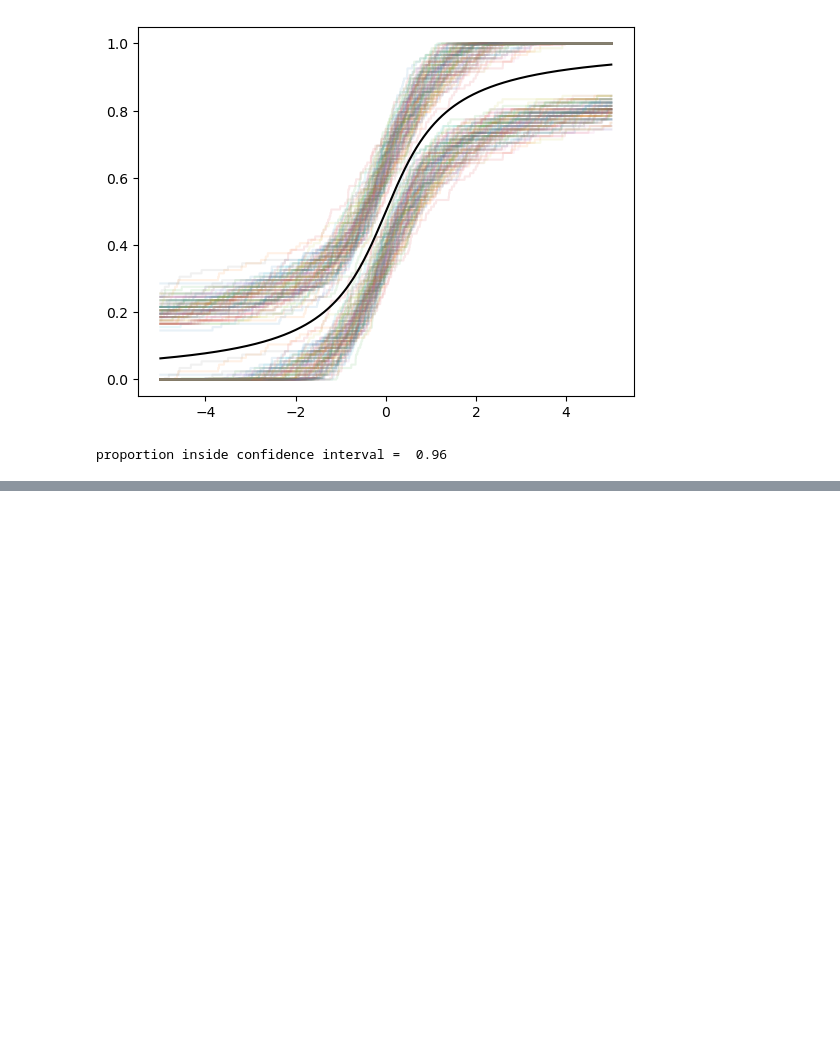
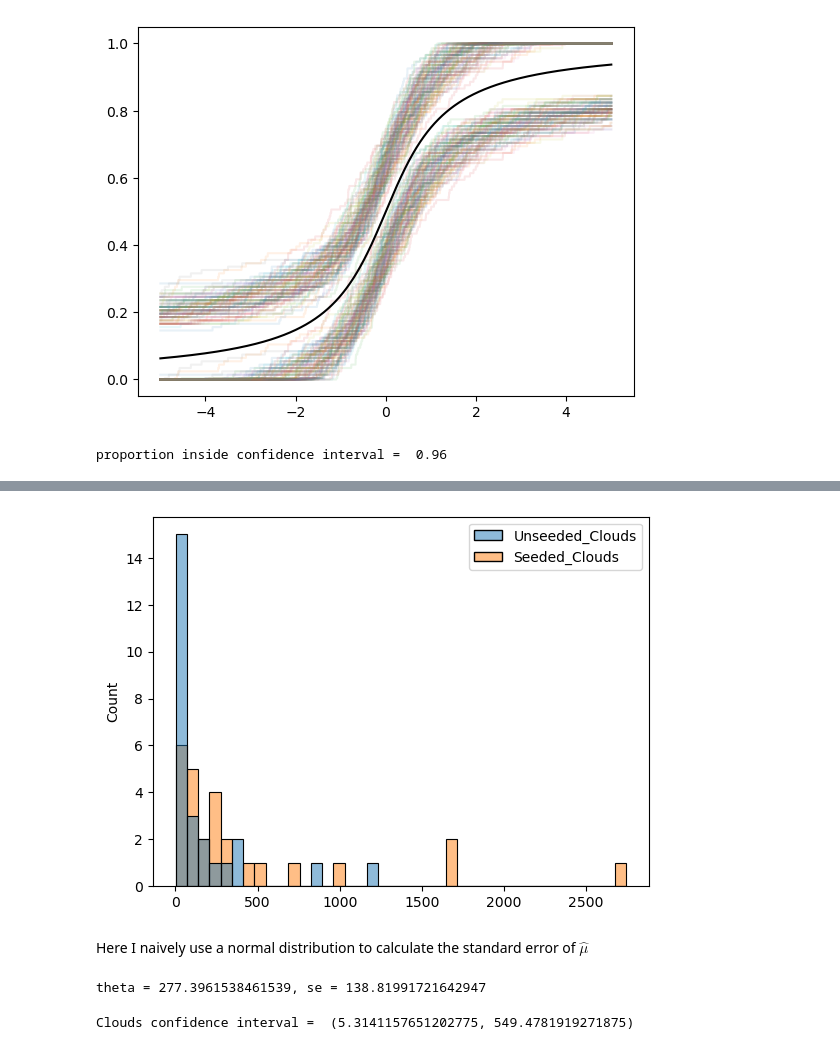
Before and after one commit to Stephen-Hodgson/All_of_Statistics, a Jupyter notebook: 7_Estimating_cdf_and_Statistical_Functionals.ipynb, the cells around one changed output, grey strips where cells are left out. Saved outputs shown, nothing was run; the diff lists cells and outputs as text; code cells hidden in the pictures; blank space fills up the shorter version.

```diff
--- a/7_Estimating_cdf_and_Statistical_Functionals.ipynb
+++ b/7_Estimating_cdf_and_Statistical_Functionals.ipynb
@@ -111,0 +235,23 @@ proportion inside confidence interval =  0.96
+# %%
+import seaborn as sns
+sns.histplot(seeding_data, bins=40)
+plt.show()
+# %% [output]
+[figure, added]
+# %% [markdown]
+Here I naively use a normal distribution to calculate the standard error of $\hat{\mu}$
+# %%
+Clouds_theta = seeding_data.Seeded_Clouds.mean() - seeding_data.Unseeded_Clouds.mean()
+
+Clouds_se = np.sqrt((seeding_data.Seeded_Clouds.var() / seeding_data.Seeded_Clouds.count() + seeding_data.Unseeded_Clouds.var() / seeding_data.Seeded_Clouds.count() ))
+
+print("theta = {}, se = {}".format(Clouds_theta, Clouds_se))
+# %% [output]
+theta = 277.3961538461539, se = 138.81991721642947
+# %%
+clouds_C0 = Clouds_theta + norm.ppf(0.025) * Clouds_se
+clouds_C1 = Clouds_theta + norm.ppf(0.975) * Clouds_se
+
+print("Clouds confidence interval = ", (clouds_C0, clouds_C1))
+# %% [output]
+Clouds confidence interval =  (5.3141157651202775, 549.4781919271875)
```
Also changed, not shown: parts of 22 cells of this notebook, 12 other files.
